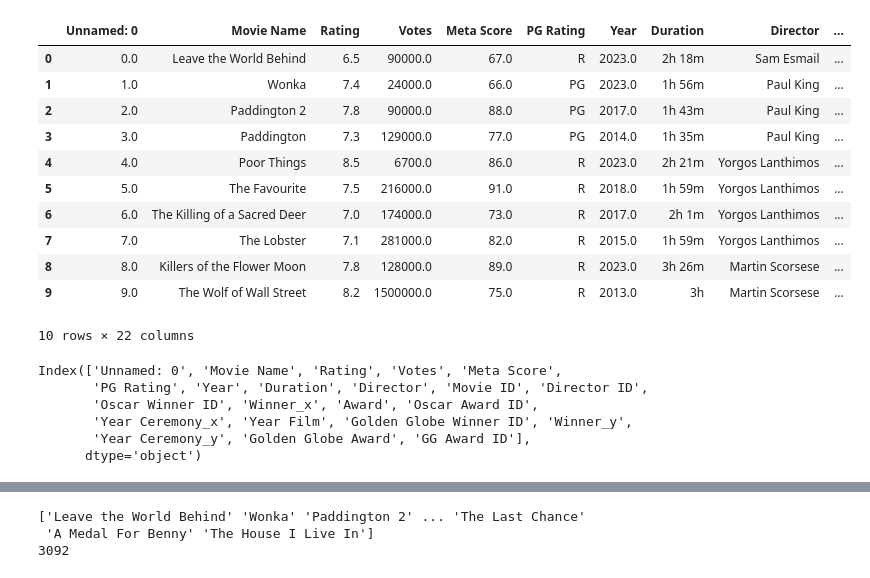
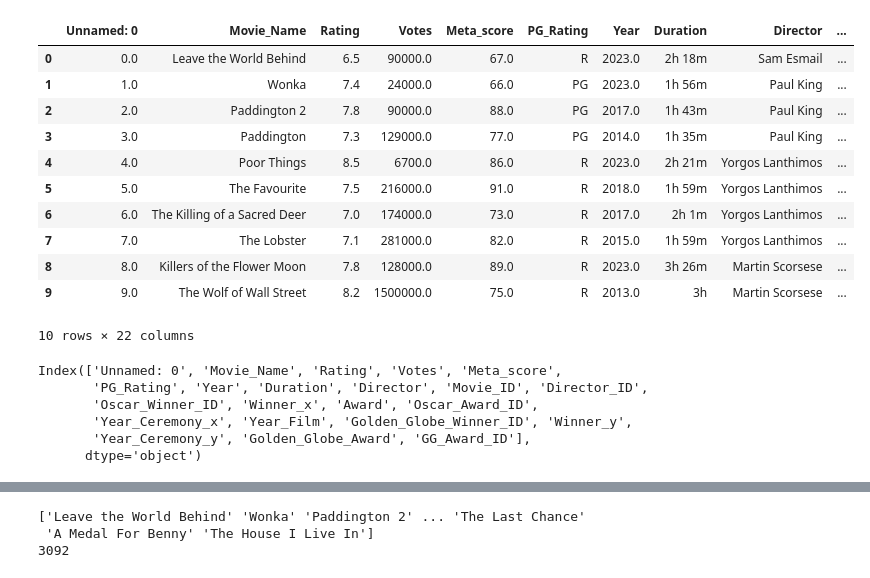
Before and after one commit to IrynaVitkovych/Project-3, a Jupyter notebook: Merge Movie Data.ipynb, the cells around one changed output, grey strips where cells are left out. Saved outputs shown, nothing was run; the diff lists cells and outputs as text; code cells hidden in the pictures.

```diff
--- a/Merge Movie Data.ipynb
+++ b/Merge Movie Data.ipynb
@@ -3,17 +3,17 @@ import pandas as pd
 import numpy as np
 # %%
 # Files to use
-movies_data = pd.read_csv('Resources/Movies.csv', encoding='utf-8')
+movies_data = pd.read_csv('Resources/movies.csv', encoding='utf-8')
 oscar_winners = pd.read_csv('CleanData/Oscar_Winners.csv', encoding='utf-8')
-goldenglobe_winners = pd.read_csv('CleanData/Golden_Globe_Winners.csv', encoding='utf-8')
+goldenglobe_winners = pd.read_csv('CleanData/GoldenGlobe_Winners.csv', encoding='utf-8')
 
 # Combine the data into a single DataFrame
-combine_data_df = pd.merge(movies_data, oscar_winners, how='outer', on=["Movie Name", "Movie Name"])
-complete_data_df = pd.merge(combine_data_df, goldenglobe_winners, how='outer', on=["Movie Name", "Movie Name"])
+combine_data_df = pd.merge(movies_data, oscar_winners, how='outer', on=["Movie_Name", "Movie_Name"])
+complete_data_df = pd.merge(combine_data_df, goldenglobe_winners, how='outer', on=["Movie_Name", "Movie_Name"])
 
 complete_data_df.head(10)
 # %% [output]
-|  | Unnamed: 0 | Movie Name | Rating | Votes | Meta Score | PG Rating | Year | Duration | Director | ... |
+|  | Unnamed: 0 | Movie_Name | Rating | Votes | Meta_score | PG_Rating | Year | Duration | Director | ... |
 | 0 | 0.0 | Leave the World Behind | 6.5 | 90000.0 | 67.0 | R | 2023.0 | 2h 18m | Sam Esmail | ... |
 | 1 | 1.0 | Wonka | 7.4 | 24000.0 | 66.0 | PG | 2023.0 | 1h 56m | Paul King | ... |
 | 2 | 2.0 | Paddington 2 | 7.8 | 90000.0 | 88.0 | PG | 2017.0 | 1h 43m | Paul King | ... |
@@ -29,9 +29,9 @@ complete_data_df.head(10)
 # Columns name info
 complete_data_df.columns
 # %% [output]
-Index(['Unnamed: 0', 'Movie Name', 'Rating', 'Votes', 'Meta Score',
-       'PG Rating', 'Year', 'Duration', 'Director', 'Movie ID', 'Director ID',
-       'Oscar Winner ID', 'Winner_x', 'Award', 'Oscar Award ID',
-       'Year Ceremony_x', 'Year Film', 'Golden Globe Winner ID', 'Winner_y',
-       'Year Ceremony_y', 'Golden Globe Award', 'GG Award ID'],
+Index(['Unnamed: 0', 'Movie_Name', 'Rating', 'Votes', 'Meta_score',
+       'PG_Rating', 'Year', 'Duration', 'Director', 'Movie_ID', 'Director_ID',
+       'Oscar_Winner_ID', 'Winner_x', 'Award', 'Oscar_Award_ID',
+       'Year_Ceremony_x', 'Year_Film', 'Golden_Globe_Winner_ID', 'Winner_y',
+       'Year_Ceremony_y', 'Golden_Globe_Award', 'GG_Award_ID'],
       dtype='object')
```
Also changed, not shown: parts of 5 cells of this notebook, 3 other files.
